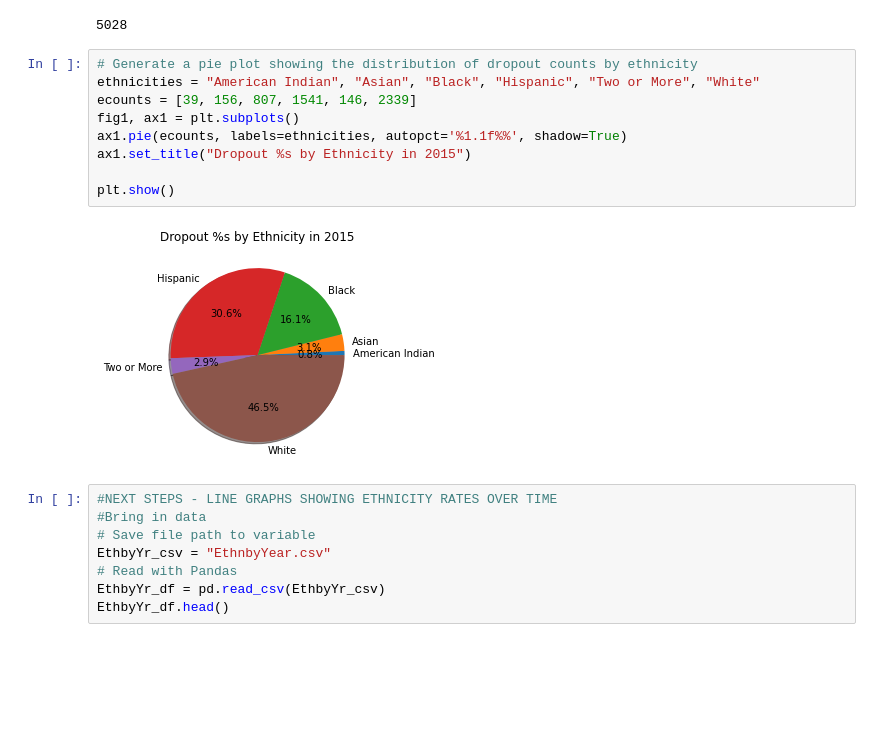
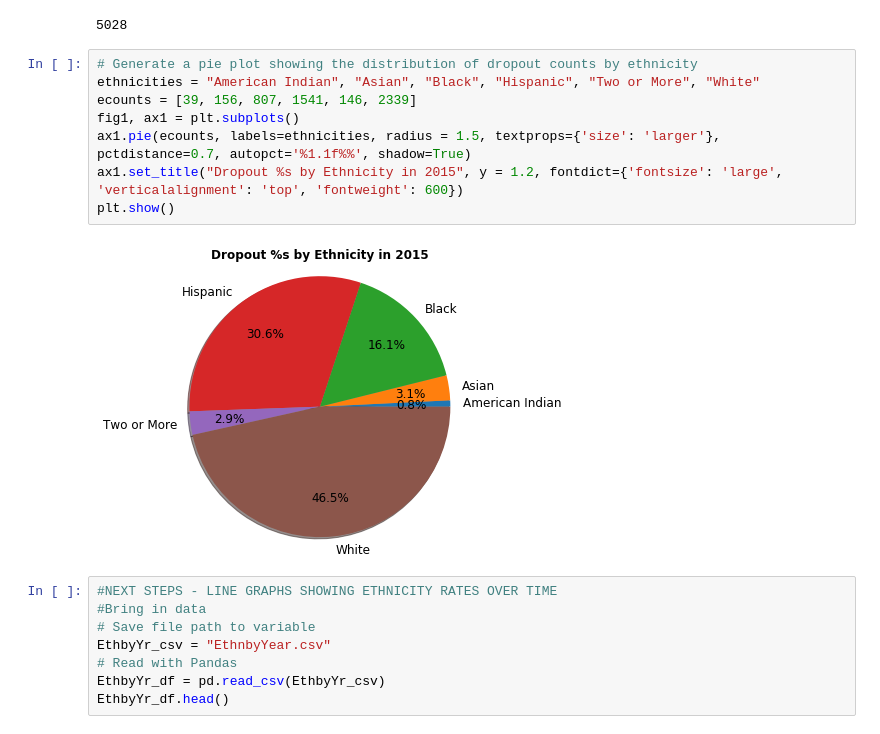
Before and after one commit to hannahduncan/bullying-in-america, a Jupyter notebook: NationalStats.ipynb, the cells around one changed output. Cells and saved outputs as stored; diff of their text form; blank space fills up the shorter version.

```diff
--- a/NationalStats.ipynb
+++ b/NationalStats.ipynb
@@ -104,14 +98,13 @@ SY2015_ethnic.sum()
 # %%
 # Generate a pie plot showing the distribution of dropout counts by ethnicity
 ethnicities = "American Indian", "Asian", "Black", "Hispanic", "Two or More", "White"
 ecounts = [39, 156, 807, 1541, 146, 2339]
 fig1, ax1 = plt.subplots()
-ax1.pie(ecounts, labels=ethnicities, autopct='%1.1f%%', shadow=True)
-ax1.set_title("Dropout %s by Ethnicity in 2015")
-
+ax1.pie(ecounts, labels=ethnicities, radius = 1.5, textprops={'size': 'larger'}, pctdistance=0.7, autopct='%1.1f%%', shadow=True)
+ax1.set_title("Dropout %s by Ethnicity in 2015", y = 1.2, fontdict={'fontsize': 'large', 'verticalalignment': 'top', 'fontweight': 600})
 plt.show()
 # %% [output]
-[figure, old version]
+[figure, new version]
 # %%
 #NEXT STEPS - LINE GRAPHS SHOWING ETHNICITY RATES OVER TIME
 #Bring in data
```
Also changed, not shown: parts of 5 cells of this notebook.
